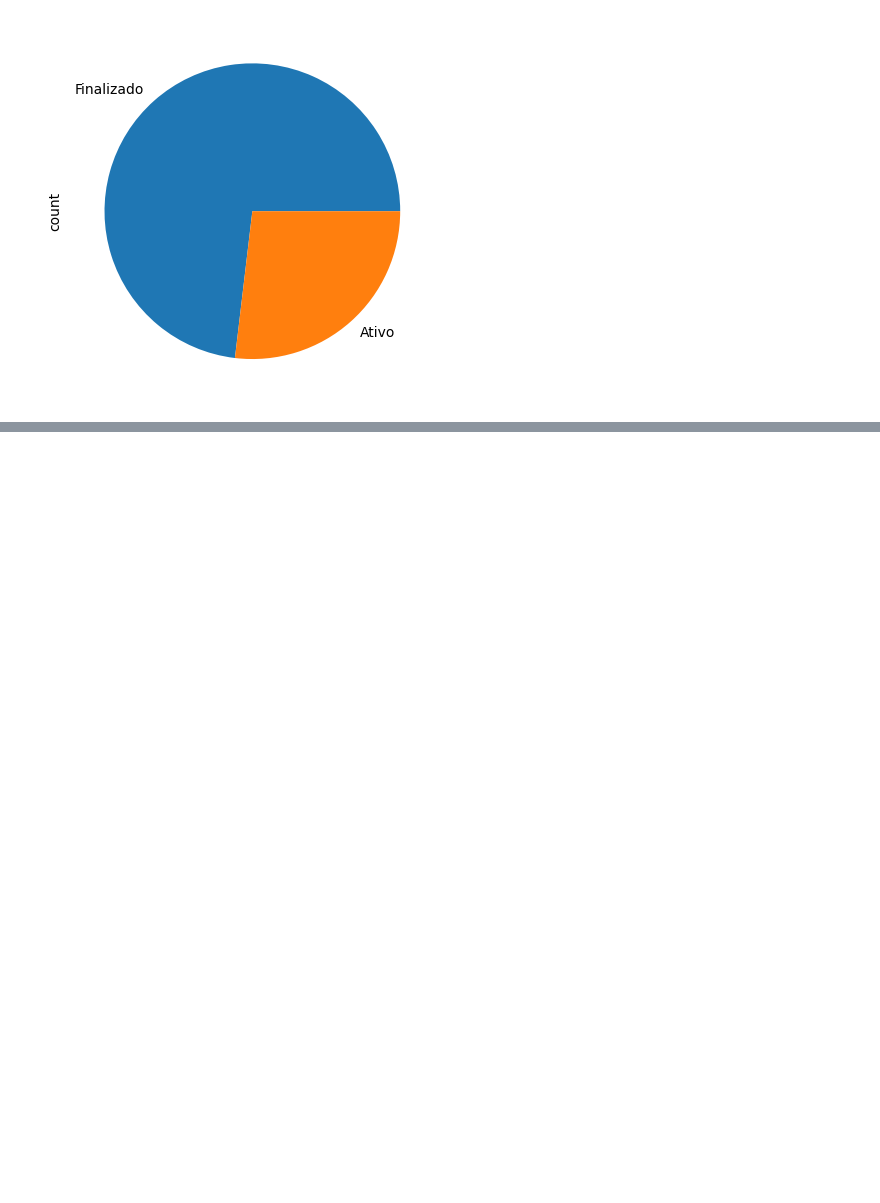
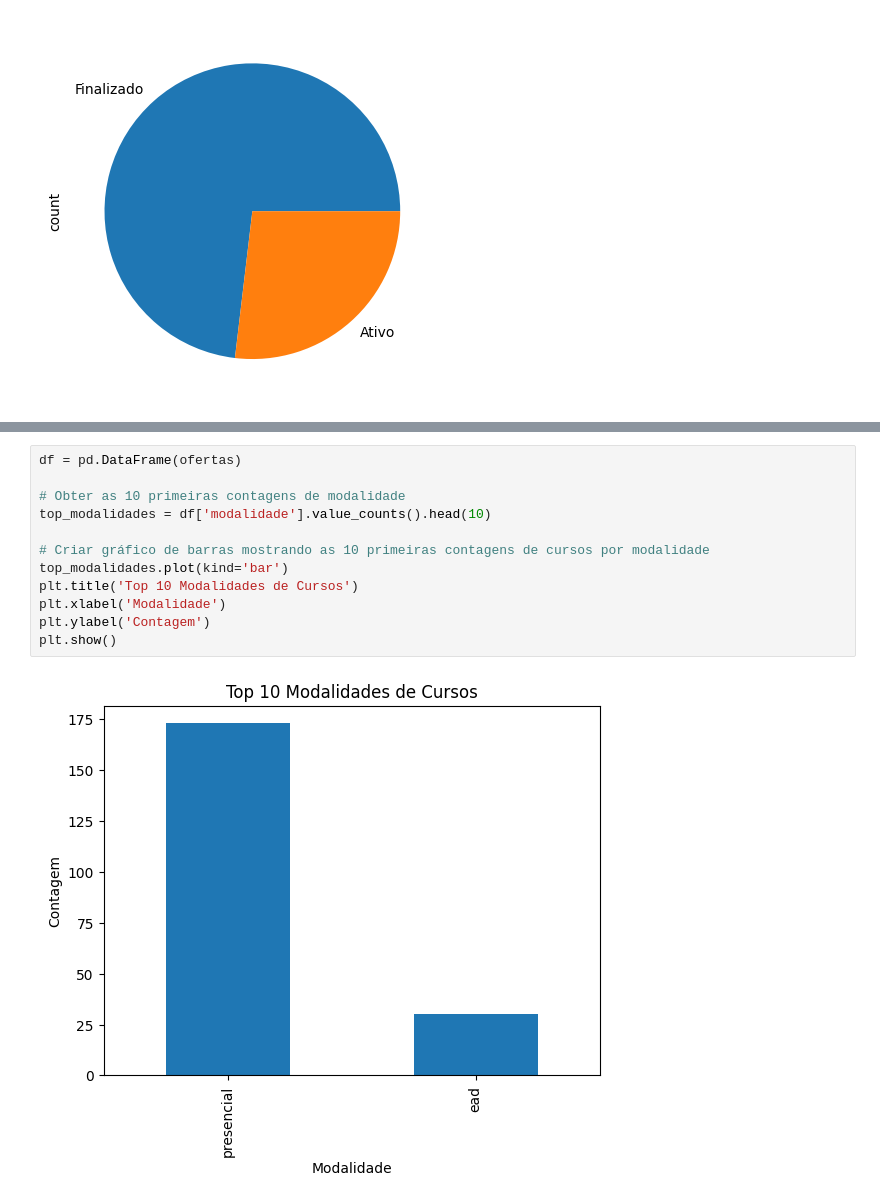
Before and after one commit to leticiaholsback/Projeto_Tec_de_Programacao__ADAtech, a Jupyter notebook: AdaTech_Dados_Projeto.ipynb, the cells around one changed output, grey strips where cells are left out. Drawn from its saved outputs; the diff is of its cells as text; blank space fills up the shorter version.

```diff
--- a/AdaTech_Dados_Projeto.ipynb
+++ b/AdaTech_Dados_Projeto.ipynb
@@ -271,0 +560,14 @@ df1['SITUACAO_ATIVO'].value_counts().plot(kind='pie')
+# %%
+df = pd.DataFrame(ofertas)
+
+# Obter as 10 primeiras contagens de modalidade
+top_modalidades = df['modalidade'].value_counts().head(10)
+
+# Criar gráfico de barras mostrando as 10 primeiras contagens de cursos por modalidade
+top_modalidades.plot(kind='bar')
+plt.title('Top 10 Modalidades de Cursos')
+plt.xlabel('Modalidade')
+plt.ylabel('Contagem')
+plt.show()
+# %% [output]
+[figure, added]
```
Also changed, not shown: parts of 7 cells of this notebook, 1 other file.
